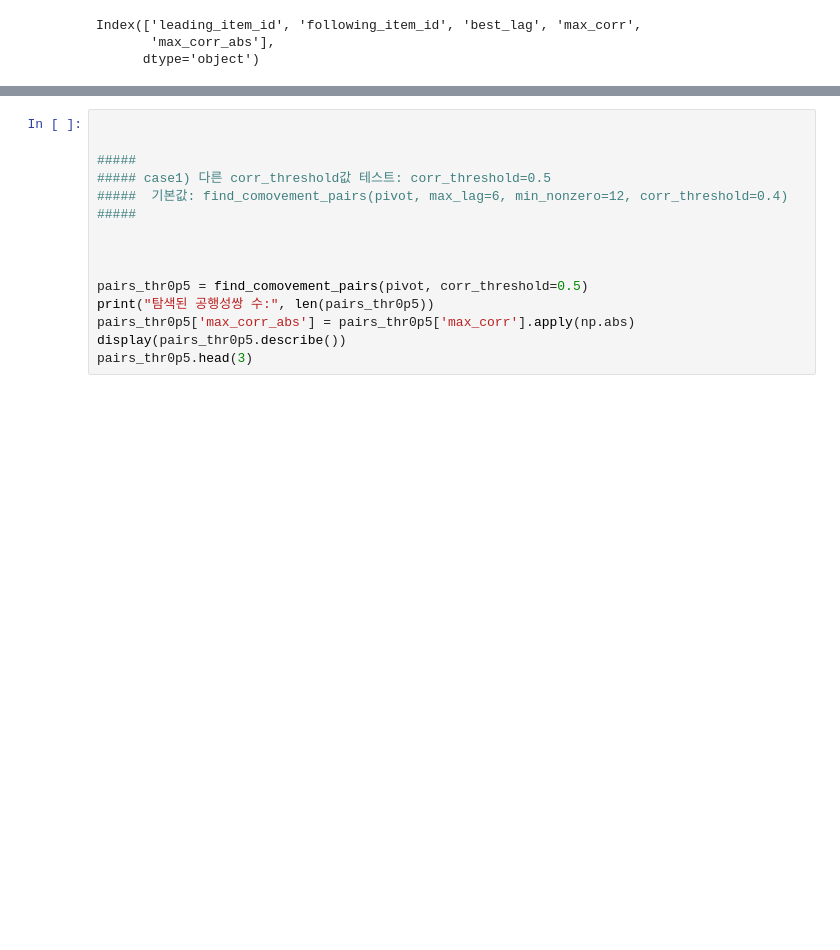
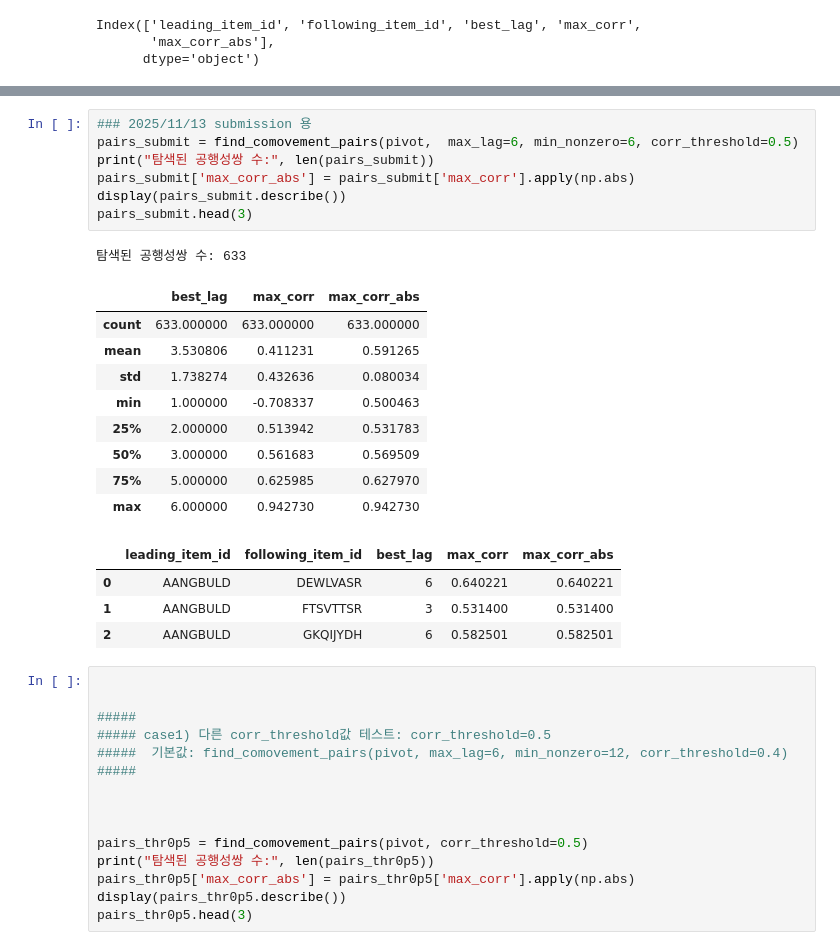
Before and after one commit to SujePepero/pepero-workspace, a Jupyter notebook: dir_pyy/baseline_EDA_SF_v01.ipynb, the cells around one changed output, grey strips where cells are left out. Saved outputs shown, nothing was run; the diff lists cells and outputs as text; blank space fills up the shorter version.

```diff
--- a/dir_pyy/baseline_EDA_SF_v01.ipynb
+++ b/dir_pyy/baseline_EDA_SF_v01.ipynb
@@ -473,3 +474,25 @@ container : <BarContainer object of 20 artists>
+# %%
+### 2025/11/13 submission 용
+pairs_submit = find_comovement_pairs(pivot,  max_lag=6, min_nonzero=6, corr_threshold=0.5)
+print("탐색된 공행성쌍 수:", len(pairs_submit))
+pairs_submit['max_corr_abs'] = pairs_submit['max_corr'].apply(np.abs)
+display(pairs_submit.describe())
+pairs_submit.head(3)
+# %% [output]
+탐색된 공행성쌍 수: 633
+|  | best_lag | max_corr | max_corr_abs |
+| count | 633.000000 | 633.000000 | 633.000000 |
+| mean | 3.530806 | 0.411231 | 0.591265 |
+| std | 1.738274 | 0.432636 | 0.080034 |
+| min | 1.000000 | -0.708337 | 0.500463 |
+| 25% | 2.000000 | 0.513942 | 0.531783 |
+| 50% | 3.000000 | 0.561683 | 0.569509 |
+| 75% | 5.000000 | 0.625985 | 0.627970 |
+| max | 6.000000 | 0.942730 | 0.942730 |
+|  | leading_item_id | following_item_id | best_lag | max_corr | max_corr_abs |
+| 0 | AANGBULD | DEWLVASR | 6 | 0.640221 | 0.640221 |
+| 1 | AANGBULD | FTSVTTSR | 3 | 0.531400 | 0.531400 |
+| 2 | AANGBULD | GKQIJYDH | 6 | 0.582501 | 0.582501 |
 # %%
 
 
```
Also changed, not shown: parts of 9 cells of this notebook.
